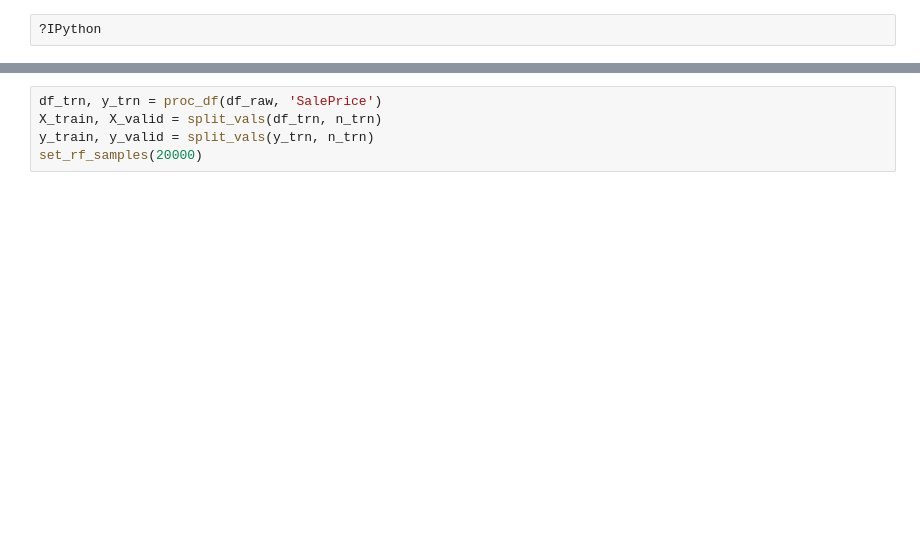
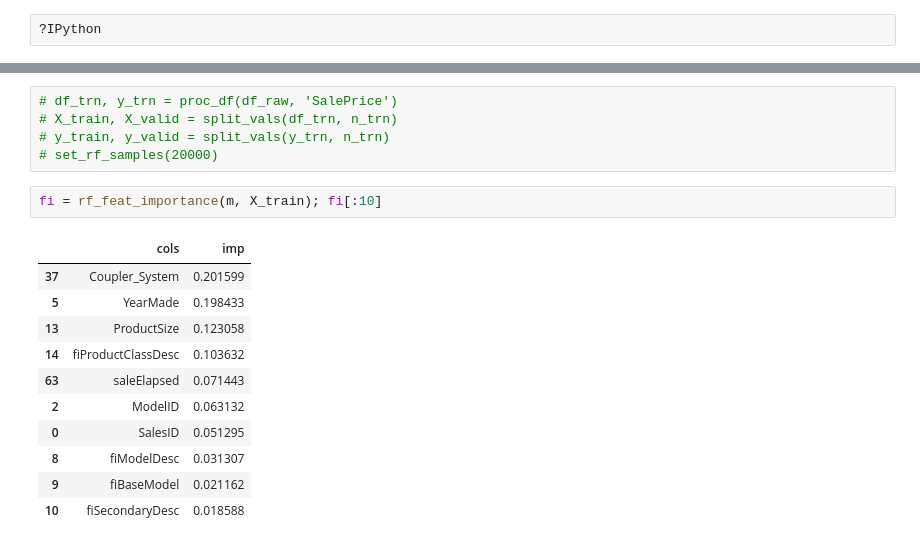
Before and after one commit to s-r-aman/machine_learning_playground, a Jupyter notebook: fastdotai/fastai_1.ipynb, the cells around one changed output, grey strips where cells are left out. Saved outputs shown, nothing was run; the diff lists cells and outputs as text; blank space fills up the shorter version.

```diff
--- a/fastdotai/fastai_1.ipynb
+++ b/fastdotai/fastai_1.ipynb
@@ -105,5 +189,19 @@ print_score(m)
 # %%
-df_trn, y_trn = proc_df(df_raw, 'SalePrice')
-X_train, X_valid = split_vals(df_trn, n_trn)
-y_train, y_valid = split_vals(y_trn, n_trn)
-set_rf_samples(20000)
+# df_trn, y_trn = proc_df(df_raw, 'SalePrice')
+# X_train, X_valid = split_vals(df_trn, n_trn)
+# y_train, y_valid = split_vals(y_trn, n_trn)
+# set_rf_samples(20000)
+# %%
+fi = rf_feat_importance(m, X_train); fi[:10]
+# %% [output]
+|  | cols | imp |
+| 37 | Coupler_System | 0.201599 |
+| 5 | YearMade | 0.198433 |
+| 13 | ProductSize | 0.123058 |
+| 14 | fiProductClassDesc | 0.103632 |
+| 63 | saleElapsed | 0.071443 |
+| 2 | ModelID | 0.063132 |
+| 0 | SalesID | 0.051295 |
+| 8 | fiModelDesc | 0.031307 |
+| 9 | fiBaseModel | 0.021162 |
+| 10 | fiSecondaryDesc | 0.018588 |
```
Also changed, not shown: parts of 17 cells of this notebook.
